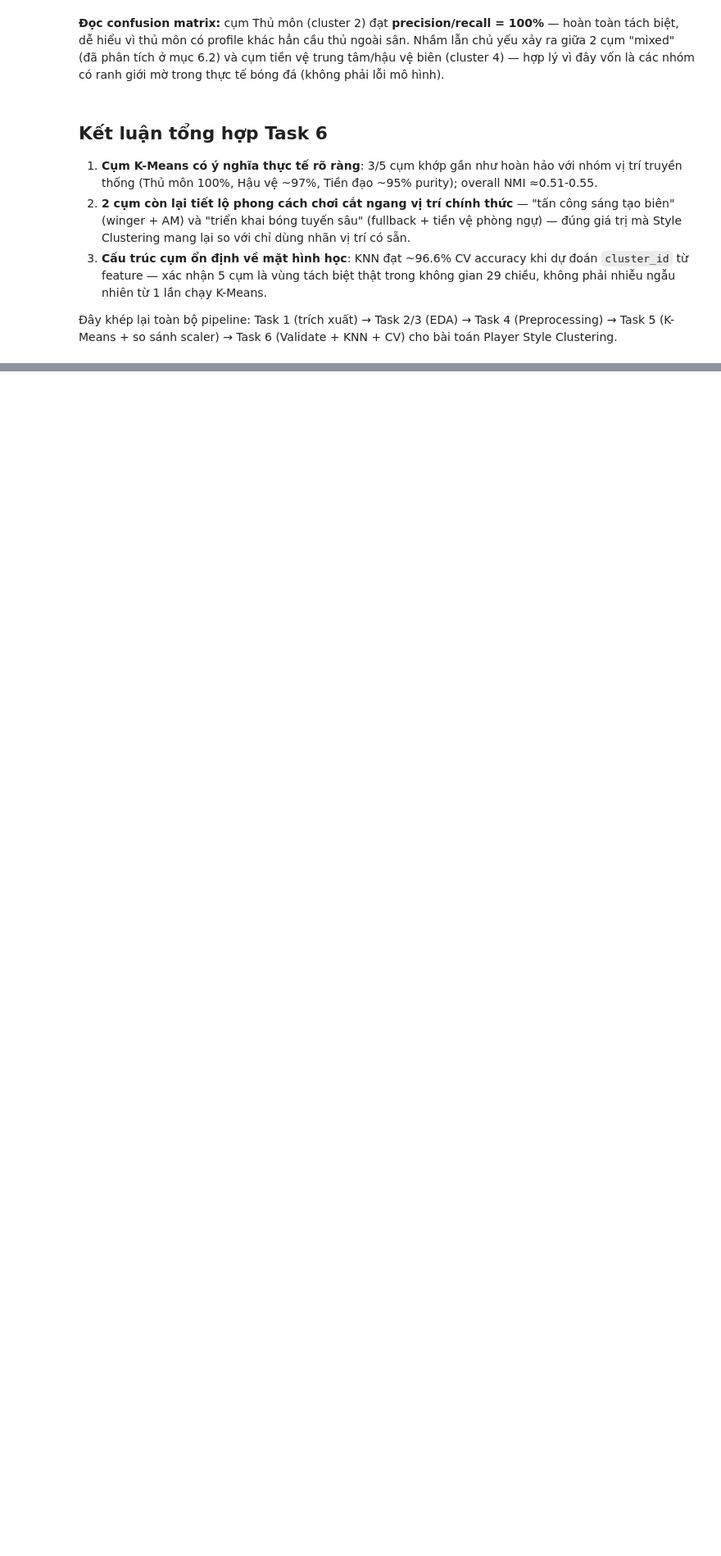
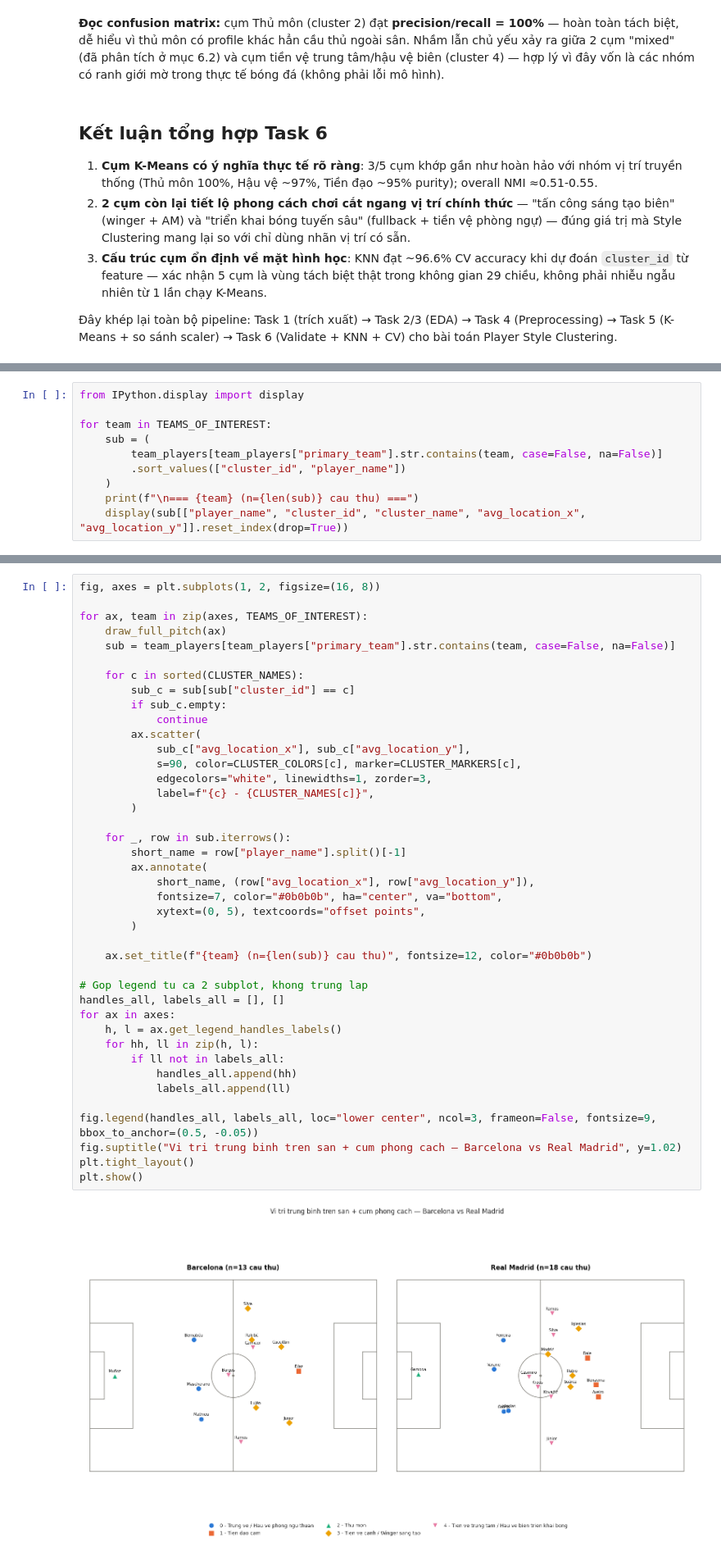
Before and after one commit to AIVIETNAM-AIO-Kaisye/football-shot-clustering, a Jupyter notebook: ran-notebooks/Task6_PlayerStyle_Validate_KNN.ipynb, the cells around one changed output, grey strips where cells are left out. Shown at 82% size. Cells and saved outputs as stored; diff of their text form; blank space fills up the shorter version.

```diff
--- a/ran-notebooks/Task6_PlayerStyle_Validate_KNN.ipynb
+++ b/ran-notebooks/Task6_PlayerStyle_Validate_KNN.ipynb
@@ -260,0 +399,10 @@ weighted avg       0.97      0.97      0.97      1016
+# %%
+from IPython.display import display
+
+for team in TEAMS_OF_INTEREST:
+    sub = (
+        team_players[team_players["primary_team"].str.contains(team, case=False, na=False)]
+        .sort_values(["cluster_id", "player_name"])
+    )
+    print(f"\n=== {team} (n={len(sub)} cau thu) ===")
+    display(sub[["player_name", "cluster_id", "cluster_name", "avg_location_x", "avg_location_y"]].reset_index(drop=True))
@@ -260,0 +443,43 @@ weighted avg       0.97      0.97      0.97      1016
+# %%
+fig, axes = plt.subplots(1, 2, figsize=(16, 8))
+
+for ax, team in zip(axes, TEAMS_OF_INTEREST):
+    draw_full_pitch(ax)
+    sub = team_players[team_players["primary_team"].str.contains(team, case=False, na=False)]
+
+    for c in sorted(CLUSTER_NAMES):
+        sub_c = sub[sub["cluster_id"] == c]
+        if sub_c.empty:
+            continue
+        ax.scatter(
+            sub_c["avg_location_x"], sub_c["avg_location_y"],
+            s=90, color=CLUSTER_COLORS[c], marker=CLUSTER_MARKERS[c],
+            edgecolors="white", linewidths=1, zorder=3,
+            label=f"{c} - {CLUSTER_NAMES[c]}",
+        )
+
+    for _, row in sub.iterrows():
+        short_name = row["player_name"].split()[-1]
+        ax.annotate(
+            short_name, (row["avg_location_x"], row["avg_location_y"]),
+            fontsize=7, color="#0b0b0b", ha="center", va="bottom",
+            xytext=(0, 5), textcoords="offset points",
+        )
+
+    ax.set_title(f"{team} (n={len(sub)} cau thu)", fontsize=12, color="#0b0b0b")
+
+# Gop legend tu ca 2 subplot, khong trung lap
+handles_all, labels_all = [], []
+for ax in axes:
+    h, l = ax.get_legend_handles_labels()
+    for hh, ll in zip(h, l):
+        if ll not in labels_all:
+            handles_all.append(hh)
+            labels_all.append(ll)
+
+fig.legend(handles_all, labels_all, loc="lower center", ncol=3, frameon=False, fontsize=9, bbox_to_anchor=(0.5, -0.05))
+fig.suptitle("Vi tri trung binh tren san + cum phong cach — Barcelona vs Real Madrid", y=1.02)
+plt.tight_layout()
+plt.show()
+# %% [output]
+[figure, added]
```
Also changed, not shown: parts of 7 cells of this notebook.
